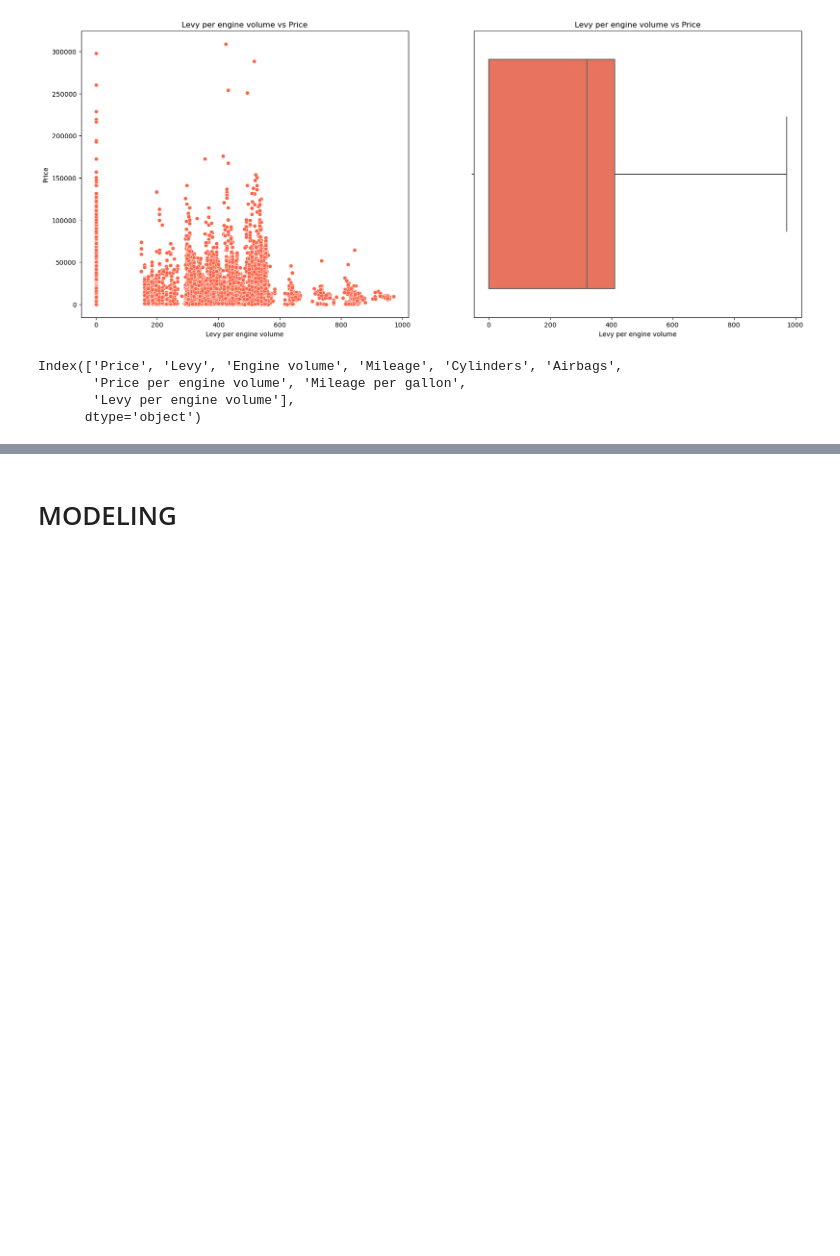
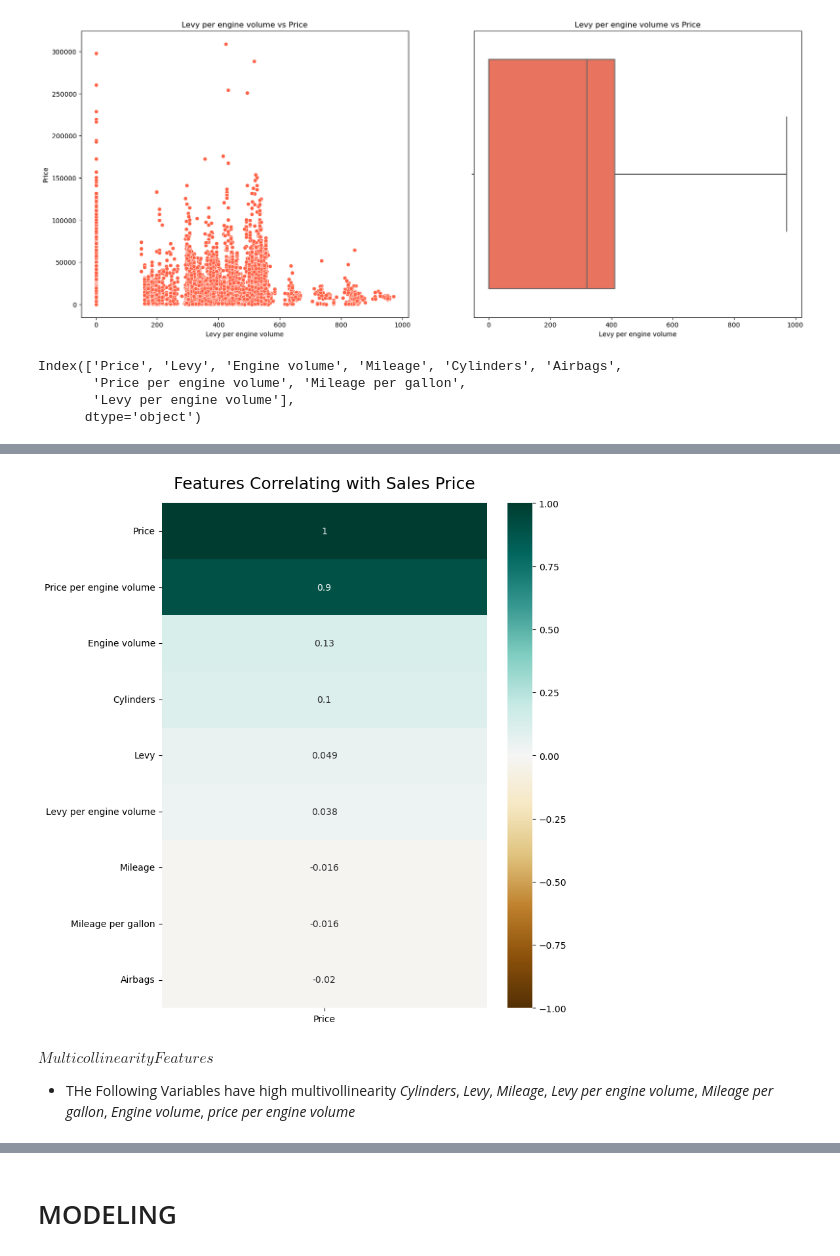
Before and after one commit to Mugangasia/Car-Price-Prediction-Challenge, a Jupyter notebook: car prediction model.ipynb, the cells around one changed output, grey strips where cells are left out. Saved outputs shown, nothing was run; the diff lists cells and outputs as text; code cells hidden in the pictures; blank space fills up the shorter version.

Commit message:
"modeling"

```diff
--- a/car prediction model.ipynb
+++ b/car prediction model.ipynb
@@ -472,3 +474,10 @@ plt.show()
-# %%
-# Cleaning Door column from '04-May' to 4 and '02-Mar' to 2
-dataset['Doors'] = dataset['Doors'].replace('04-May', 4).replace('02-Mar', 2).replace('>5', 5)
+# %%
+# visualizing our base model correlation Features
+plt.figure(figsize=(8, 10))
+heatmap = sns.heatmap(dataset[num_features].corr()[['Price']].sort_values(by='Price', ascending=False), vmin=-1, vmax=1, annot=True, cmap='BrBG')
+heatmap.set_title('Features Correlating with Sales Price', fontdict={'fontsize':18}, pad=16);
+# %% [output]
+[figure, added]
+# %% [markdown]
+$Multicollinearity Features$
+* THe Following Variables have high multivollinearity *Cylinders*, *Levy*, *Mileage*, *Levy per engine volume*, *Mileage per gallon*, *Engine volume*, *price per engine volume*
```
Also changed, not shown: parts of 15 cells of this notebook.
